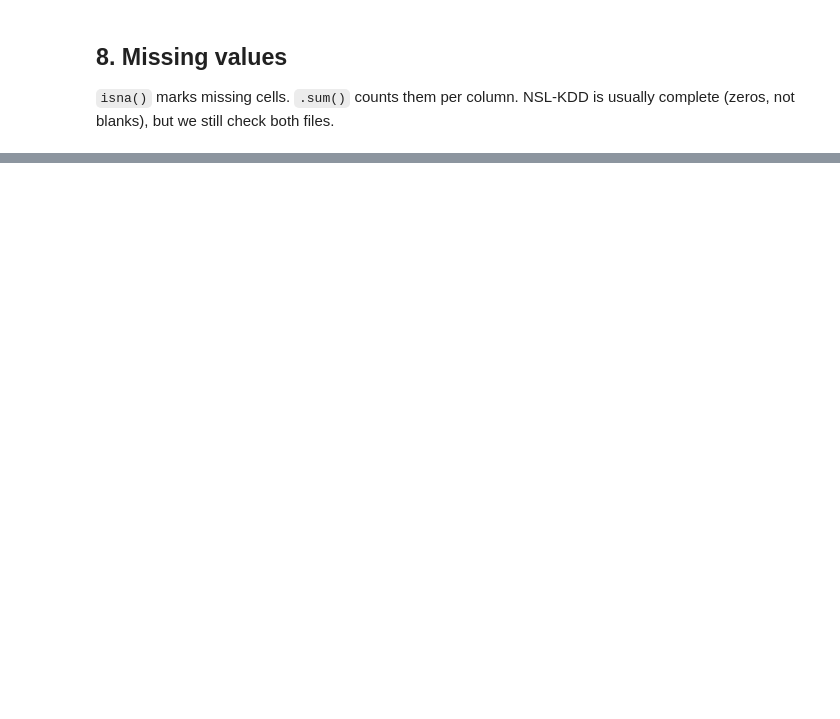
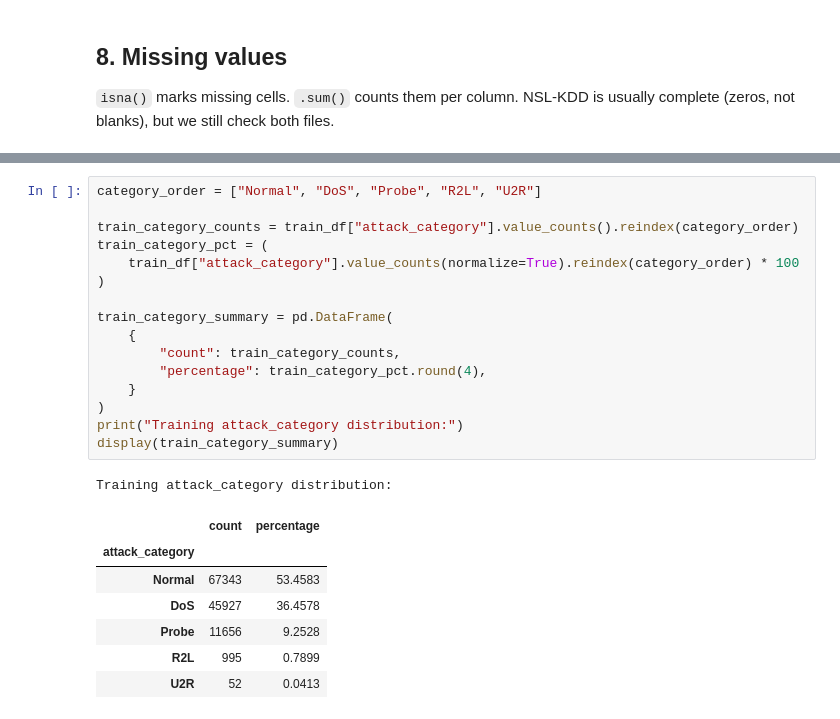
Before and after one commit to nitya098/network-traffic-anomaly-detection, a Jupyter notebook: notebooks/01_eda.ipynb, the cells around one changed output, grey strips where cells are left out. Cells and saved outputs as stored; diff of their text form; blank space fills up the shorter version.

```diff
--- a/notebooks/01_eda.ipynb
+++ b/notebooks/01_eda.ipynb
@@ -131,0 +343,25 @@ print(test_df.isna().sum())
+# %%
+category_order = ["Normal", "DoS", "Probe", "R2L", "U2R"]
+
+train_category_counts = train_df["attack_category"].value_counts().reindex(category_order)
+train_category_pct = (
+    train_df["attack_category"].value_counts(normalize=True).reindex(category_order) * 100
+)
+
+train_category_summary = pd.DataFrame(
+    {
+        "count": train_category_counts,
+        "percentage": train_category_pct.round(4),
+    }
+)
+print("Training attack_category distribution:")
+display(train_category_summary)
+# %% [output]
+Training attack_category distribution:
+|  | count | percentage |
+| attack_category |  |  |
+| Normal | 67343 | 53.4583 |
+| DoS | 45927 | 36.4578 |
+| Probe | 11656 | 9.2528 |
+| R2L | 995 | 0.7899 |
+| U2R | 52 | 0.0413 |
```
Also changed, not shown: parts of 34 cells of this notebook.
